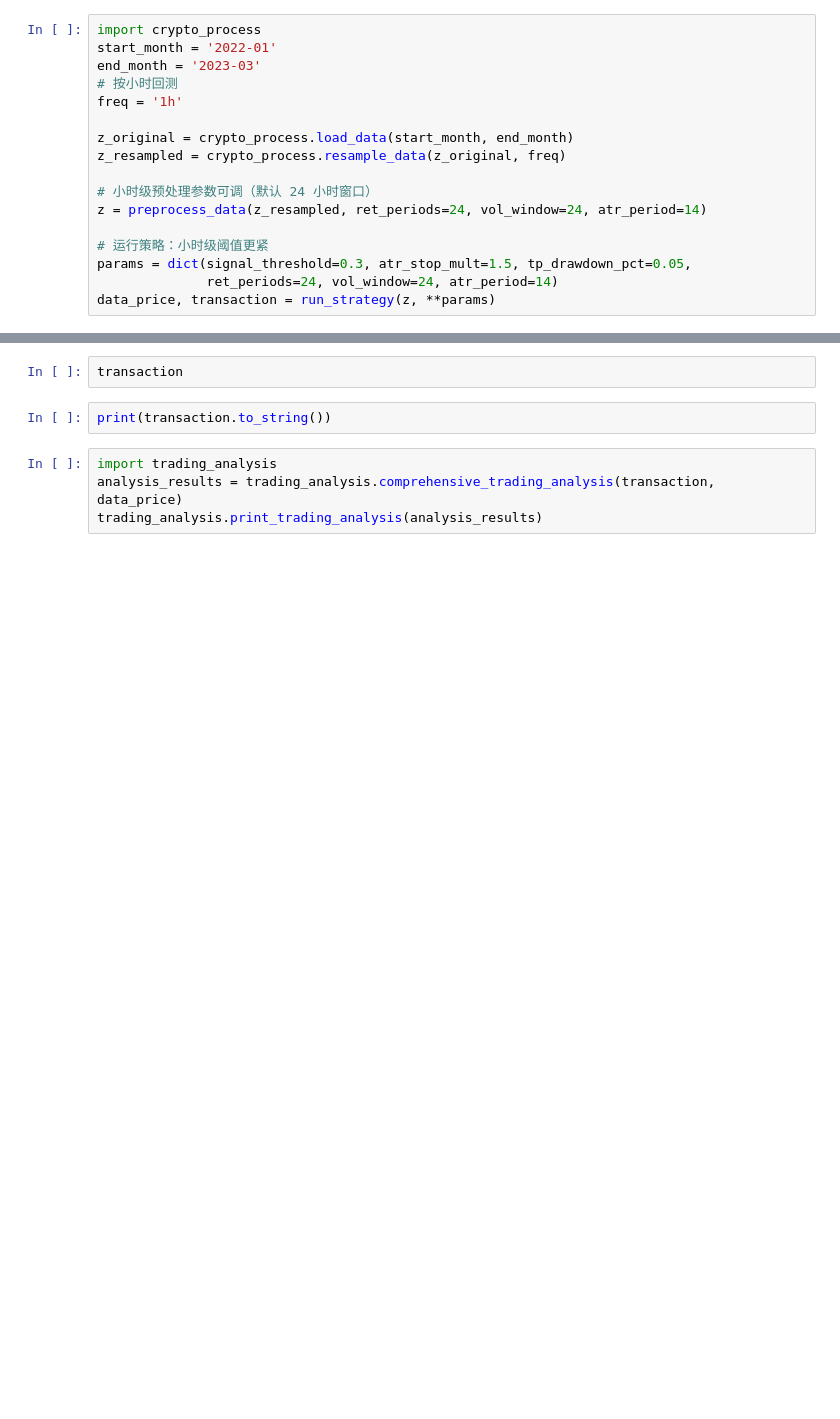
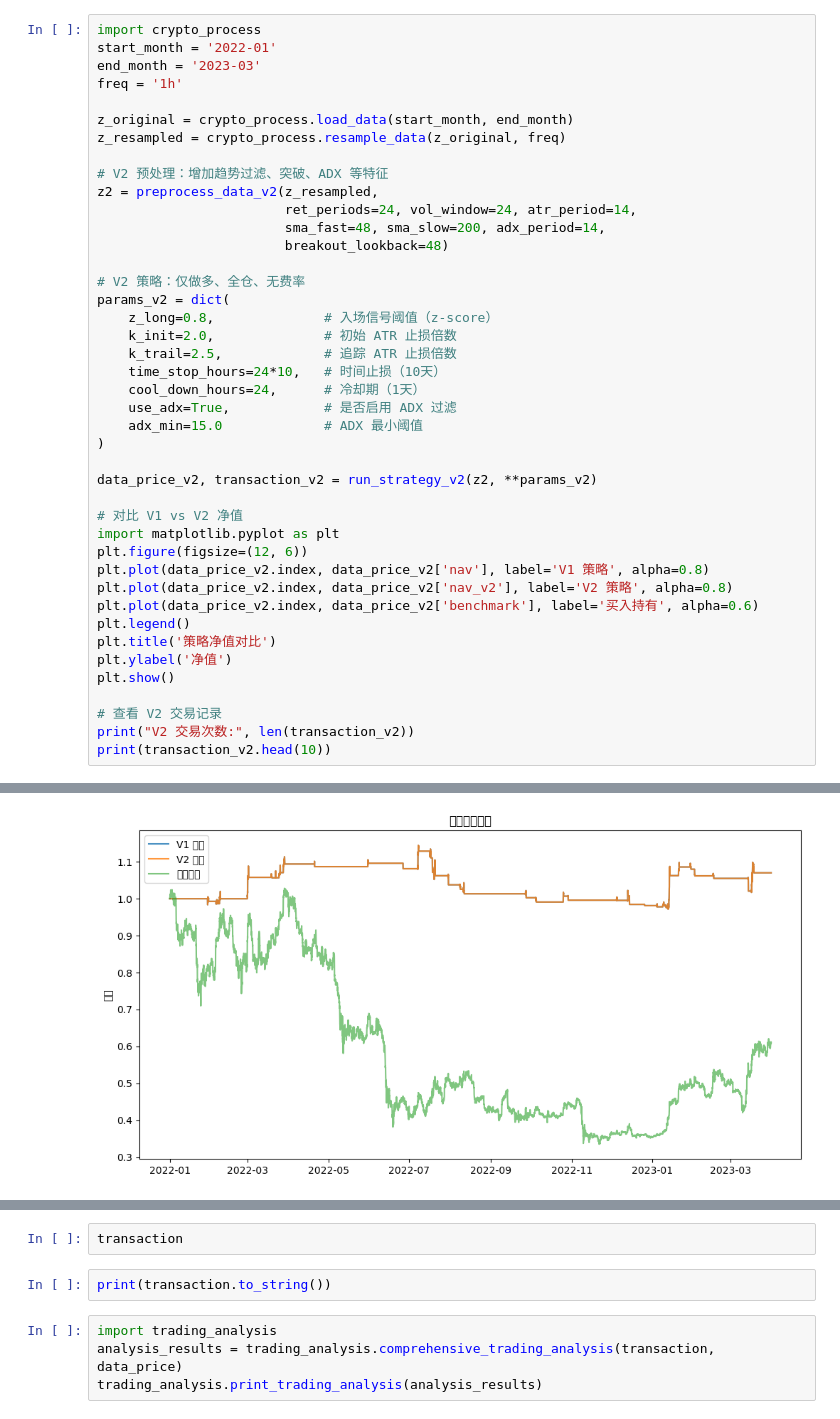
Before and after one commit to Asuta/miniConda, a Jupyter notebook: lessonOne/第二课：规则类课程/规则类课程/run_strategy.ipynb, the cells around one changed output, grey strips where cells are left out. Cells and saved outputs as stored; diff of their text form; blank space fills up the shorter version.

```diff
--- a/lessonOne/第二课：规则类课程/规则类课程/run_strategy.ipynb
+++ b/lessonOne/第二课：规则类课程/规则类课程/run_strategy.ipynb
@@ -171,19 +192,45 @@ def run_strategy(
 
     return z, transaction
-# %%
-import crypto_process
-start_month = '2022-01'
-end_month = '2023-03'
-# 按小时回测
-freq = '1h'
-
-z_original = crypto_process.load_data(start_month, end_month)
-z_resampled = crypto_process.resample_data(z_original, freq)
-
-# 小时级预处理参数可调（默认 24 小时窗口）
-z = preprocess_data(z_resampled, ret_periods=24, vol_window=24, atr_period=14)
-
-# 运行策略：小时级阈值更紧
-params = dict(signal_threshold=0.3, atr_stop_mult=1.5, tp_drawdown_pct=0.05,
-              ret_periods=24, vol_window=24, atr_period=14)
-data_price, transaction = run_strategy(z, **params)
+# %%
+import crypto_process
+start_month = '2022-01'
+end_month = '2023-03'
+freq = '1h'
+
+z_original = crypto_process.load_data(start_month, end_month)
+z_resampled = crypto_process.resample_data(z_original, freq)
+
+# V2 预处理：增加趋势过滤、突破、ADX 等特征
+z2 = preprocess_data_v2(z_resampled,
+                        ret_periods=24, vol_window=24, atr_period=14,
+                        sma_fast=48, sma_slow=200, adx_period=14,
+                        breakout_lookback=48)
+
+# V2 策略：仅做多、全仓、无费率
+params_v2 = dict(
+    z_long=0.8,              # 入场信号阈值（z-score）
+    k_init=2.0,              # 初始 ATR 止损倍数
+    k_trail=2.5,             # 追踪 ATR 止损倍数
+    time_stop_hours=24*10,   # 时间止损（10天）
+    cool_down_hours=24,      # 冷却期（1天）
+    use_adx=True,            # 是否启用 ADX 过滤
+    adx_min=15.0             # ADX 最小阈值
+)
+
+data_price_v2, transaction_v2 = run_strategy_v2(z2, **params_v2)
+
+# 对比 V1 vs V2 净值
+import matplotlib.pyplot as plt
+plt.figure(figsize=(12, 6))
+plt.plot(data_price_v2.index, data_price_v2['nav'], label='V1 策略', alpha=0.8)
+plt.plot(data_price_v2.index, data_price_v2['nav_v2'], label='V2 策略', alpha=0.8)
+plt.plot(data_price_v2.index, data_price_v2['benchmark'], label='买入持有', alpha=0.6)
+plt.legend()
+plt.title('策略净值对比')
+plt.ylabel('净值')
+plt.show()
+
+# 查看 V2 交易记录
+print("V2 交易次数:", len(transaction_v2))
+print(transaction_v2.head(10))
+# %% [output]
@@ -189,0 +271 @@ data_price, transaction = run_strategy(z, **params)
+[figure, added]
```
Also changed, not shown: parts of 3 cells of this notebook.
